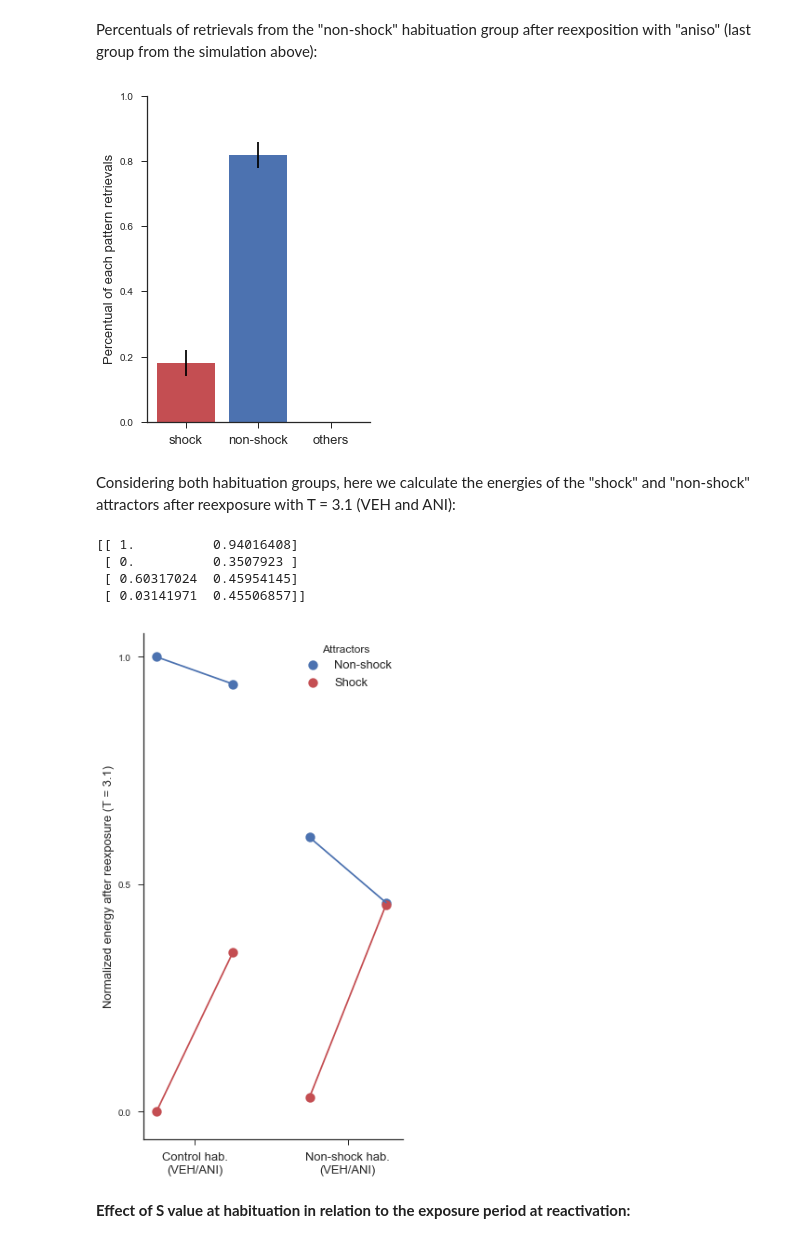
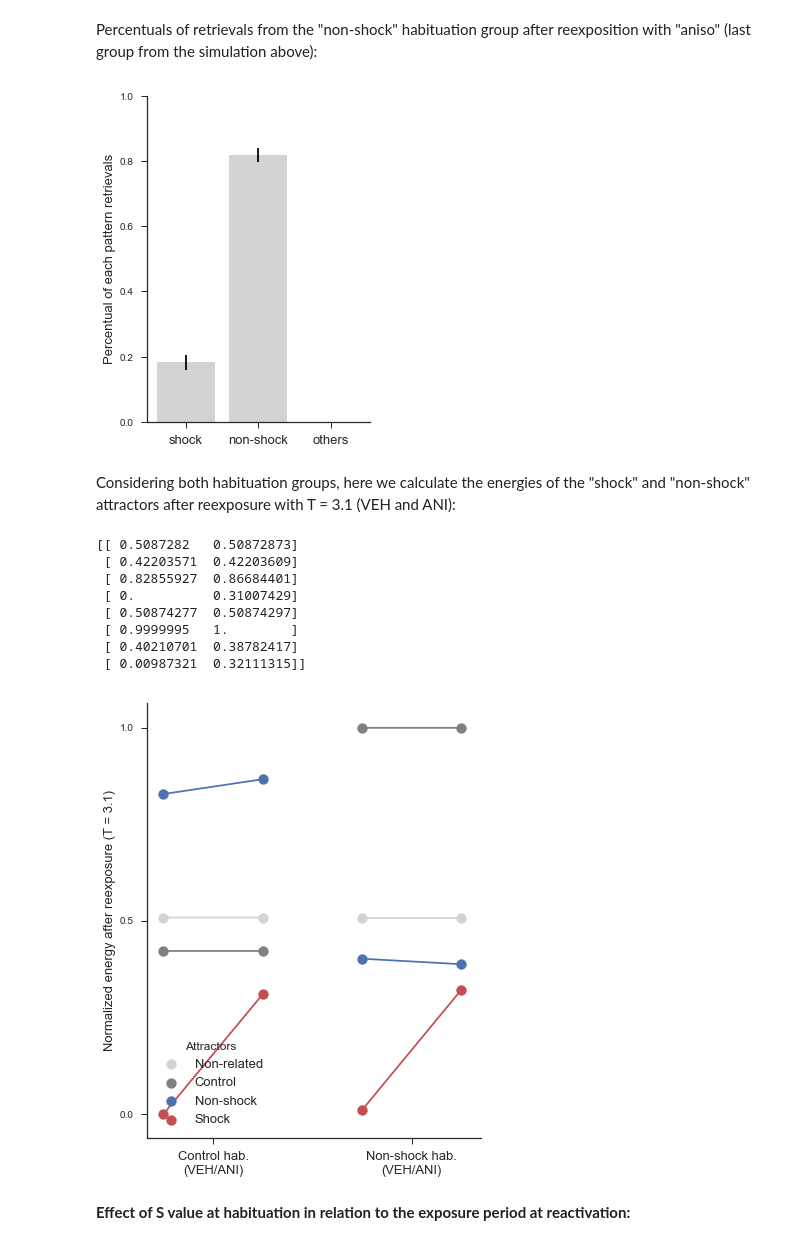
Before and after one commit to tortlab/attractor-network, a Jupyter notebook: Boundary Condition for Reconsolidation.ipynb, the cells around one changed output. Cells and saved outputs as stored; diff of their text form; code cells hidden in the pictures.

```diff
--- a/Boundary Condition for Reconsolidation.ipynb
+++ b/Boundary Condition for Reconsolidation.ipynb
@@ -785,15 +782,17 @@ for i in range(10):
     nPercentuals[i] = nRetrievals/np.sum(nRetrievals)
 # %%
 plt.figure(figsize=((4,6)))
-plt.bar(1,np.mean(nPercentuals[:,0]),yerr=np.std(nPercentuals[:,0]),color='C2',label='shock')
-plt.bar(2,np.mean(nPercentuals[:,1]),yerr=np.std(nPercentuals[:,1]),color='C0',label='non-shock')
-plt.bar(3,np.mean(nPercentuals[:,2]),yerr=np.std(nPercentuals[:,2]),color='grey',label='non-shock')
+plt.bar(1,np.mean(nPercentuals[:,0]),yerr=np.std(nPercentuals[:,0]),color='lightgrey',label='shock')
+plt.bar(2,np.mean(nPercentuals[:,1]),yerr=np.std(nPercentuals[:,1]),color='lightgrey',label='non-shock')
+plt.bar(3,np.mean(nPercentuals[:,2]),yerr=np.std(nPercentuals[:,2]),color='lightgrey',label='non-shock')
 plt.xticks([1,2,3],['shock','non-shock','others'],size=13)
 plt.ylabel('Percentual of each pattern retrievals',size=13)
 plt.ylim([0,1])
-sns.despine();
+sns.despine()
+from pylab import savefig
+savefig('percentRet.svg');
 # %% [output]
-[figure, old version]
+[figure, new version]
 # %% [markdown]
 Considering both habituation groups, here we calculate the energies of the "shock" and "non-shock" attractors after reexposure with T = 3.1 (VEH and ANI):
 # %%
@@ -805,16 +804,16 @@ D         = 1.25 # degradation factor
 T         = 3.1  # reexposure pattern
 nPoints   = 2    # number of points of each trace
 
-E = np.zeros((4,nPoints))       # matrix with energy values
+E = np.zeros((8,nPoints))       # matrix with energy values
 allPatterns = (X+1)/2           # all patterns (with states=[0,1])
-somePatterns = allPatterns[2:4] # shock and non-shock patterns
+# somePatterns = allPatterns[2:4] # shock and non-shock patterns
 scenario = -1                   # indicates habituation scenario
 
 for Ihab in [Ict,Ins]: # for each habituation input patern
-    for pattern in [0,1]: # for each attractor (shock/non-shock)
+    for pattern in range(4): # for each attractor
 
-        scenario += 1
-        count = 0
+        scenario += 1 # indicates the habituation group (control/non-shock)
+        count = 0 # indicates the reexposure group (vehicle/aniso)
         for reactS in [0.85,0.]: # synthesis factor at reexposure
             np.random.seed()
 
@@ -843,38 +842,53 @@ for Ihab in [Ict,Ins]: # for each habituation input patern
             Wra = (1.-gamma)*Wra # time-dependent synptic decay
 
             # Energy calculation
-            term1 = 0 # 1st term of the energy equation
+            Sum = 0 # sum from the energy equation
             for i in range(nNeurons):
                 for j in range(nNeurons):
-                    term1 += Wra[i,j]*somePatterns[pattern,i]*somePatterns[pattern,j]
-            E[scenario,count] += -0.5*term1+np.sum(somePatterns[pattern])/2
-            count+=1
+                    Sum += Wra[i,j]*allPatterns[pattern,j]*(2*allPatterns[pattern,i]-1.)
+            E[scenario,count] += -Sum # energy values
+            count+=1 # changes position of E to "1" for storing "aniso" group energy
 
-E = (E - np.min(E))/(np.max(E)-np.min(E))
+E = (E - np.min(E))/(np.max(E)-np.min(E)) # normalization
 print E
 # %% [output]
-[[ 1.          0.94016408]
- [ 0.          0.3507923 ]
- [ 0.60317024  0.45954145]
- [ 0.03141971  0.45506857]]
+[[ 0.5087282   0.50872873]
+ [ 0.42203571  0.42203609]
+ [ 0.82855927  0.86684401]
+ [ 0.          0.31007429]
+ [ 0.50874277  0.50874297]
+ [ 0.9999995   1.        ]
+ [ 0.40210701  0.38782417]
+ [ 0.00987321  0.32111315]]
 # %%
-plt.figure(figsize=(5,10))
-plt.plot([1,2],E[0])
-plt.scatter([1,2],E[0],s=100)
-plt.plot([1,2],E[1],color='C2')
-plt.scatter([1,2],E[1],s=100,color='C2')
-plt.plot([3,4],E[2],color='C0')
-plt.scatter([3,4],E[2],s=100,color='C0',label='Non-shock')
-plt.plot([3,4],E[3],color='C2')
-plt.scatter([3,4],E[3],s=100,color='C2',label='Shock')
+plt.figure(figsize=(6,8))
+
+plt.plot([1,2],E[0],color='lightgrey')
+plt.scatter([1,2],E[0],s=100,color='lightgrey')
+plt.plot([1,2],E[1],color='grey')
+plt.scatter([1,2],E[1],s=100,color='grey')
+plt.plot([1,2],E[2],color='C0')
+plt.scatter([1,2],E[2],s=100,color='C0')
+plt.plot([1,2],E[3],color='C2')
+plt.scatter([1,2],E[3],s=100,color='C2')
+
+plt.plot([3,4],E[4],color='lightgrey')
+plt.scatter([3,4],E[4],s=100,color='lightgrey',label='Non-related')
+plt.plot([3,4],E[5],color='grey')
+plt.scatter([3,4],E[5],s=100,color='grey',label='Control')
+plt.plot([3,4],E[6],color='C0')
+plt.scatter([3,4],E[6],s=100,color='C0',label='Non-shock')
+plt.plot([3,4],E[7],color='C2')
+plt.scatter([3,4],E[7],s=100,color='C2',label='Shock')
+
 plt.xticks([1,2,3,4])
 plt.yticks([0.,0.5,1.])
 plt.legend(title='Attractors',fontsize=13)
 plt.xticks([1.5,3.5],['Control hab.\n(VEH/ANI)','Non-shock hab.\n(VEH/ANI)'],size=13)
 plt.ylabel('Normalized energy after reexposure (T = 3.1)',size=13)
 sns.despine();
 # %% [output]
-[figure, old version]
+[figure, new version]
 # %% [markdown]
 **Effect of S value at habituation in relation to the exposure period at reactivation:**
 # %% [markdown]
```
Also changed, not shown: parts of 24 cells of this notebook.
